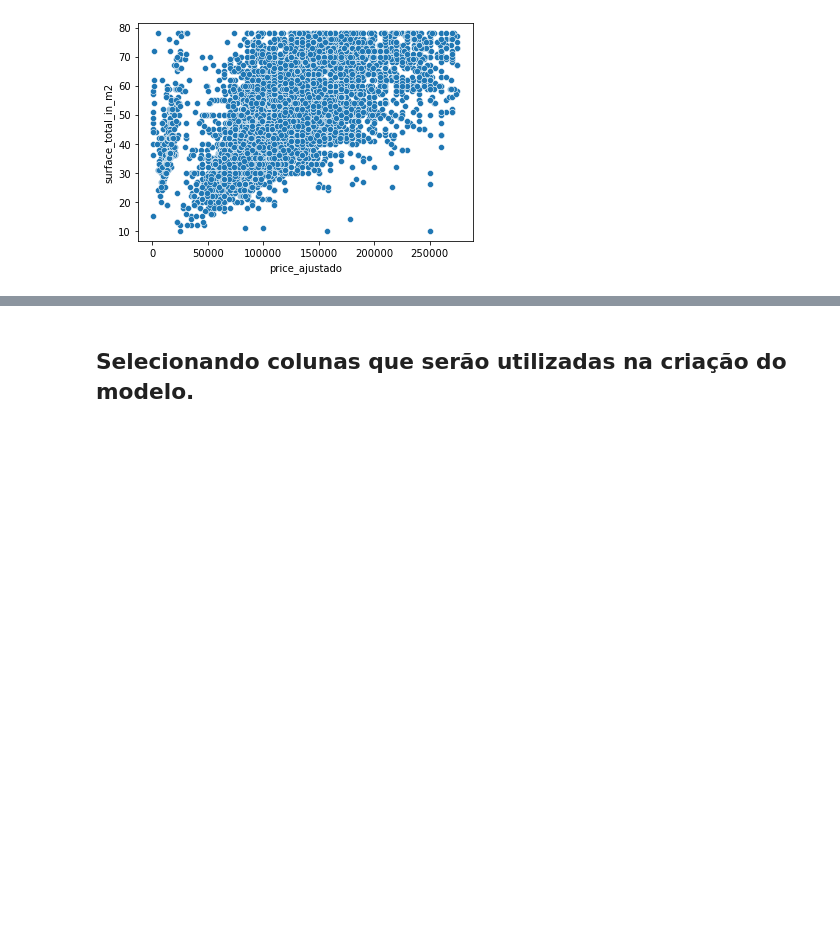
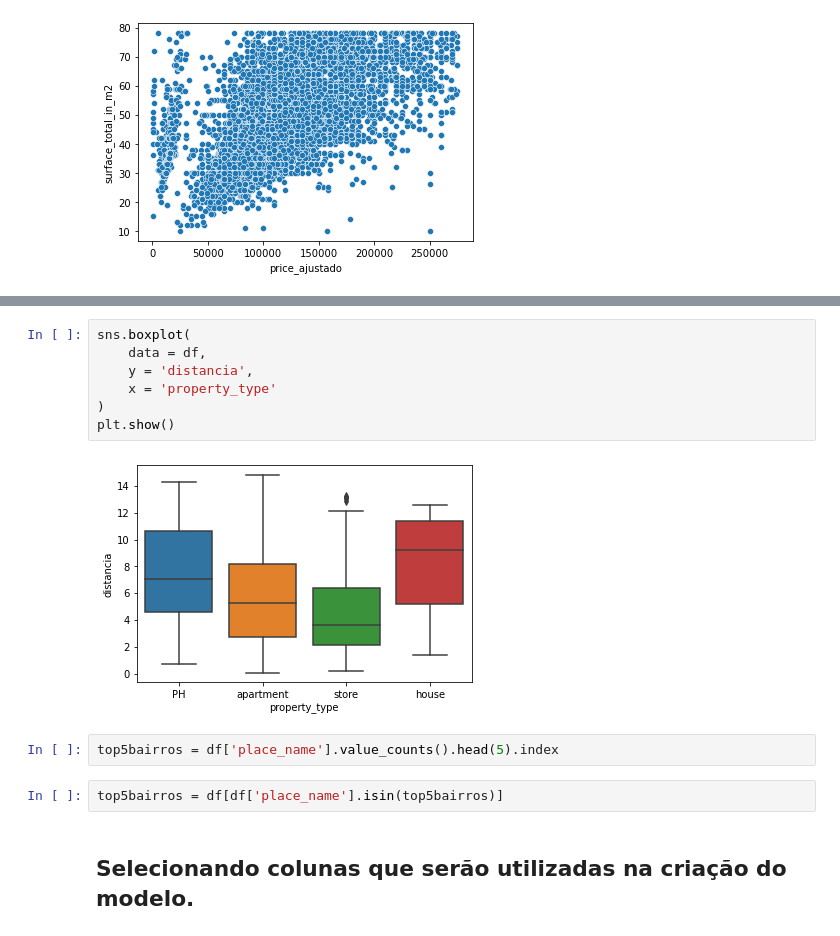
Before and after one commit to lpoggetto/Workshop_DH_1, a Jupyter notebook: workshop.ipynb, the cells around one changed output, grey strips where cells are left out. Drawn from its saved outputs; the diff is of its cells as text; blank space fills up the shorter version.

```diff
--- a/workshop.ipynb
+++ b/workshop.ipynb
@@ -253,3 +299,16 @@ plt.show()
+# %%
+sns.boxplot(
+    data = df,
+    y = 'distancia',
+    x = 'property_type'
+)
+plt.show()
+# %% [output]
+[figure, added]
+# %%
+top5bairros	= df['place_name'].value_counts().head(5).index
+# %%
+top5bairros = df[df['place_name'].isin(top5bairros)]
 # %% [markdown]
 ## Selecionando colunas que serão utilizadas na criação do modelo.
 # %%
```
Also changed, not shown: parts of 10 cells of this notebook.
